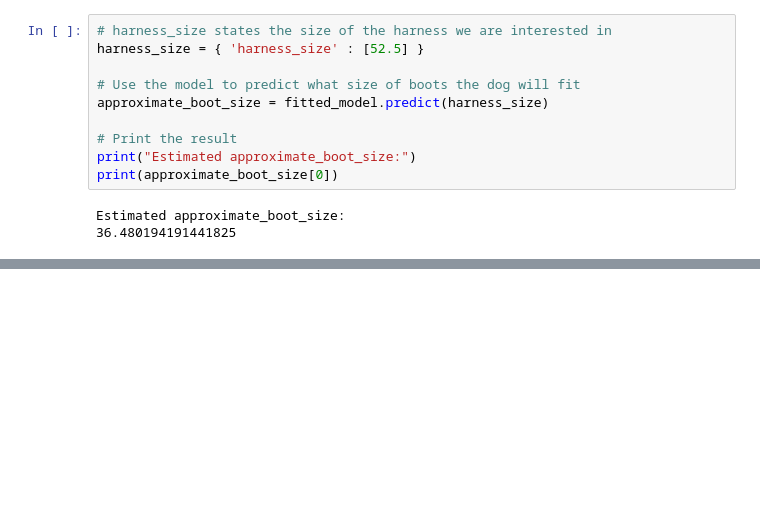
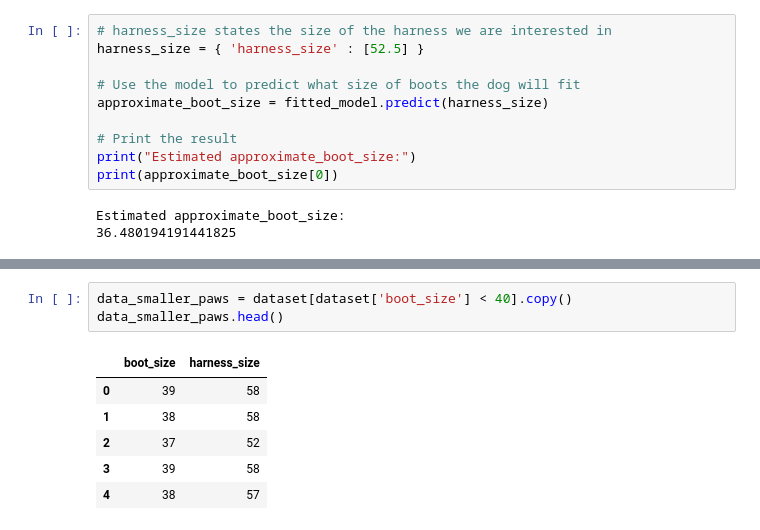
Before and after one commit to atilayyuri/data-related-meditations, a Jupyter notebook: ml-practices/introduction_to_ml.ipynb, the cells around one changed output, grey strips where cells are left out. Drawn from its saved outputs; the diff is of its cells as text; blank space fills up the shorter version.

```diff
--- a/ml-practices/introduction_to_ml.ipynb
+++ b/ml-practices/introduction_to_ml.ipynb
@@ -155,0 +180,10 @@ Estimated approximate_boot_size:
+# %%
+data_smaller_paws = dataset[dataset['boot_size'] < 40].copy()
+data_smaller_paws.head()
+# %% [output]
+|  | boot_size | harness_size |
+| 0 | 39 | 58 |
+| 1 | 38 | 58 |
+| 2 | 37 | 52 |
+| 3 | 39 | 58 |
+| 4 | 38 | 57 |
```
Also changed, not shown: parts of 12 cells of this notebook, 1 other file.
